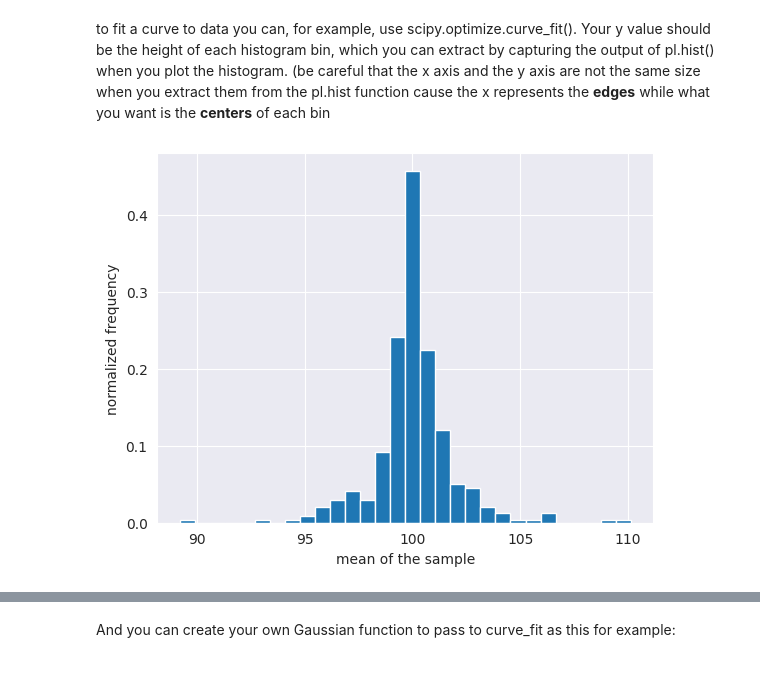
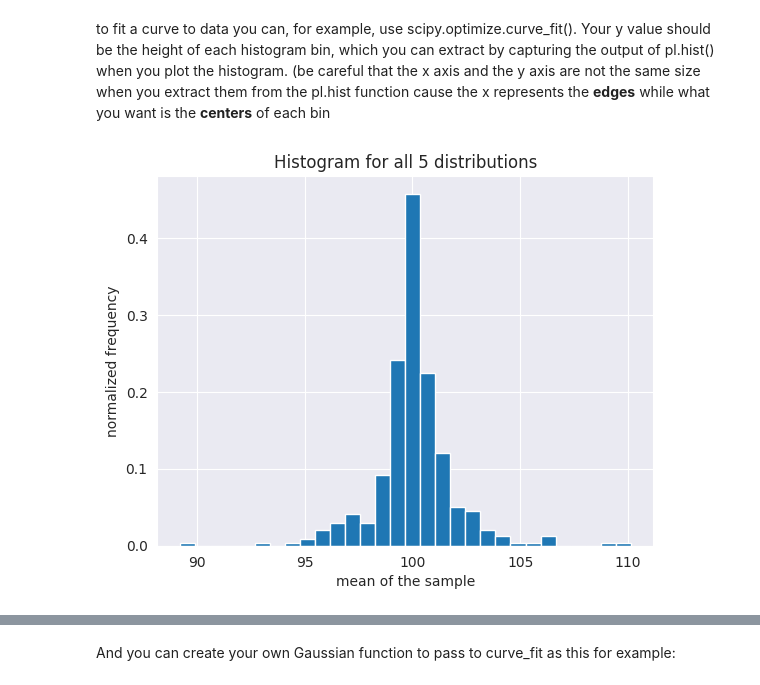
Before and after one commit to szsavery/DSPS_SSavery, a Jupyter notebook: HW2/CentralLimitTheorem_Savery.ipynb, the cells around one changed output, grey strips where cells are left out. Drawn from its saved outputs; the diff is of its cells as text; code cells hidden in the pictures.

```diff
--- a/HW2/CentralLimitTheorem_Savery.ipynb
+++ b/HW2/CentralLimitTheorem_Savery.ipynb
@@ -425,8 +425,9 @@ to fit a curve to data you can, for example, use scipy.optimize.curve_fit(). You
 (be careful that the x axis and the y axis are not the same size when you extract them from the pl.hist function cause the x represents the **edges** while what you want is the **centers** of each bin
 # %%
 height, bins, patch  = pl.hist(tot_means,bins=30, density=True)
+pl.title('Histogram for all 5 distributions')
 pl.xlabel("mean of the sample")
 pl.ylabel("normalized frequency")
 pl.show()
 # %% [output]
-[figure, old version]
+[figure, new version]
```
Also changed, not shown: parts of 14 cells of this notebook.
